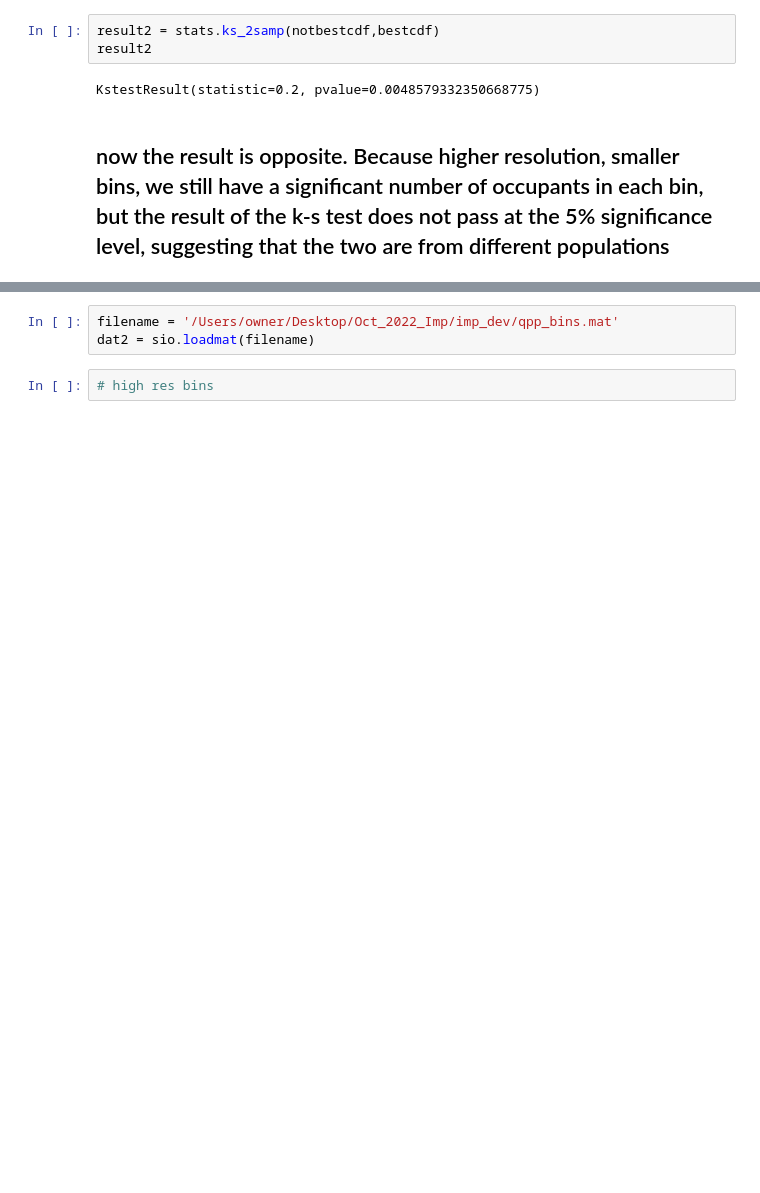
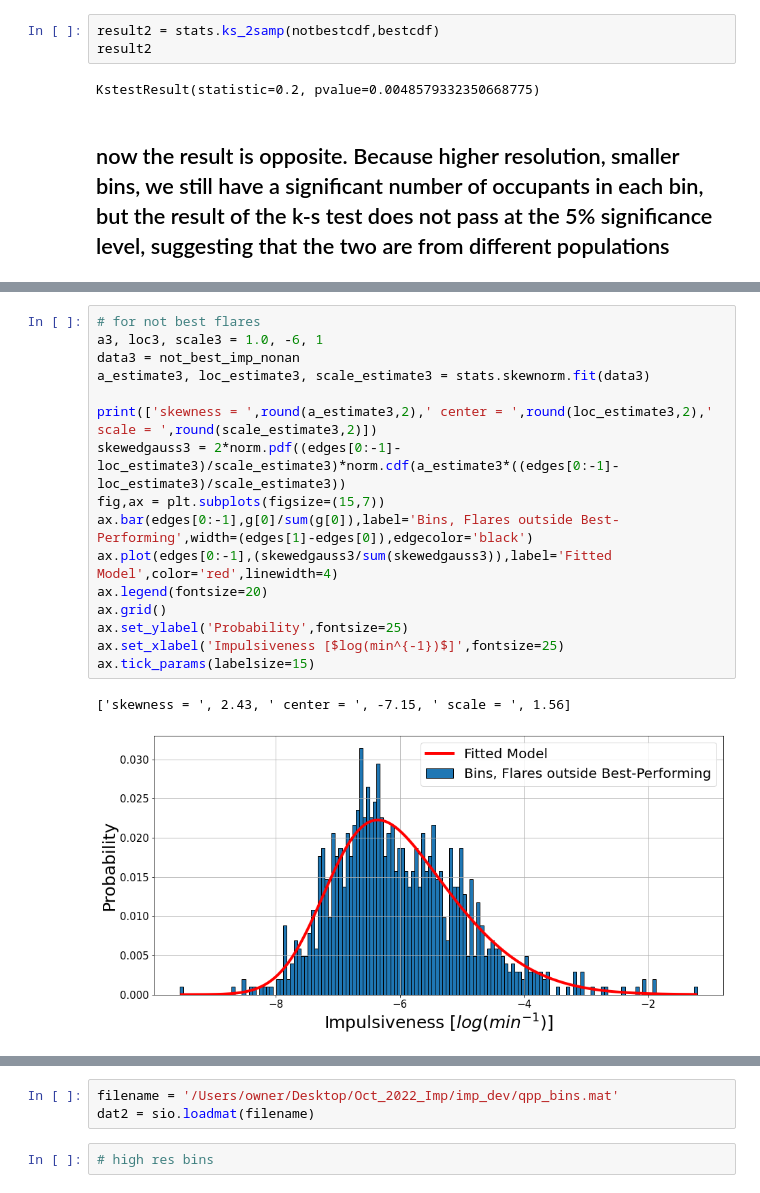
Before and after one commit to coletamburri2112/imp_dev, a Jupyter notebook: fit_imp_distribution_relative.ipynb, the cells around one changed output, grey strips where cells are left out. Cells and saved outputs as stored; diff of their text form; blank space fills up the shorter version.

```diff
--- a/fit_imp_distribution_relative.ipynb
+++ b/fit_imp_distribution_relative.ipynb
@@ -252,0 +306,19 @@ KstestResult(statistic=0.2, pvalue=0.0048579332350668775)
+# %%
+# for not best flares
+a3, loc3, scale3 = 1.0, -6, 1
+data3 = not_best_imp_nonan
+a_estimate3, loc_estimate3, scale_estimate3 = stats.skewnorm.fit(data3)
+
+print(['skewness = ',round(a_estimate3,2),' center = ',round(loc_estimate3,2),' scale = ',round(scale_estimate3,2)])
+skewedgauss3 = 2*norm.pdf((edges[0:-1]-loc_estimate3)/scale_estimate3)*norm.cdf(a_estimate3*((edges[0:-1]-loc_estimate3)/scale_estimate3))
+fig,ax = plt.subplots(figsize=(15,7))
+ax.bar(edges[0:-1],g[0]/sum(g[0]),label='Bins, Flares outside Best-Performing',width=(edges[1]-edges[0]),edgecolor='black')
+ax.plot(edges[0:-1],(skewedgauss3/sum(skewedgauss3)),label='Fitted Model',color='red',linewidth=4)
+ax.legend(fontsize=20)
+ax.grid()
+ax.set_ylabel('Probability',fontsize=25)
+ax.set_xlabel('Impulsiveness [$log(min^{-1})$]',fontsize=25)
+ax.tick_params(labelsize=15)
+# %% [output]
+['skewness = ', 2.43, ' center = ', -7.15, ' scale = ', 1.56]
+[figure, added]
```
Also changed, not shown: parts of 15 cells of this notebook.
